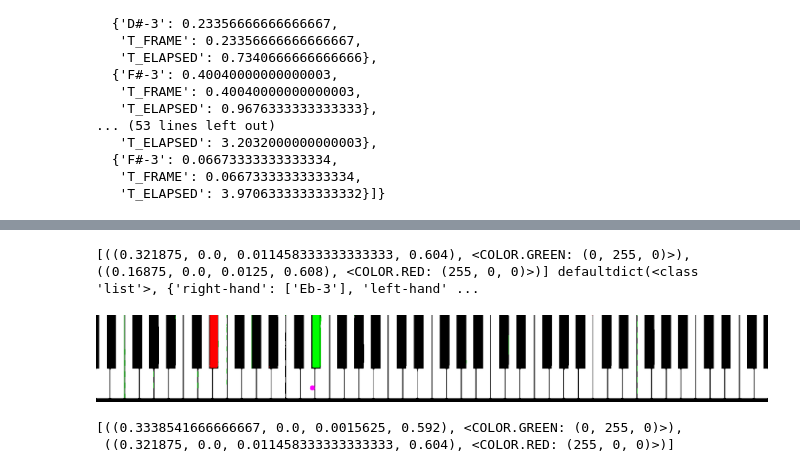
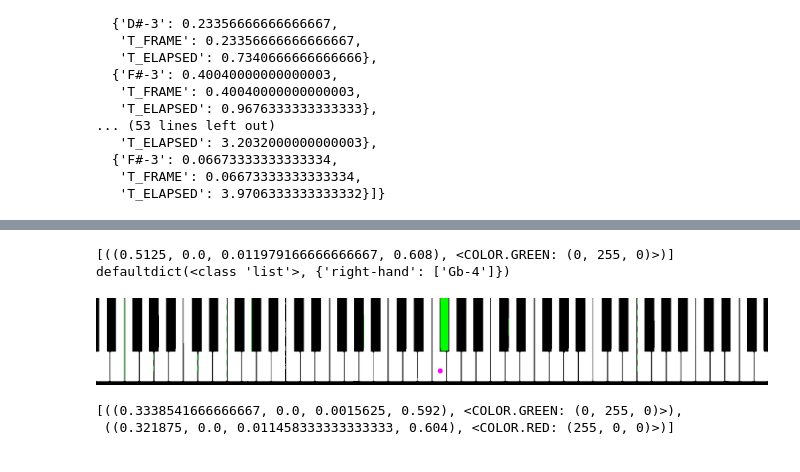
Before and after one commit to myscience/video-to-piano, a Jupyter notebook: Playground.ipynb, the cells around one changed output, grey strips where cells are left out. Saved outputs shown, nothing was run; the diff lists cells and outputs as text; code cells hidden in the pictures.

Commit message:
Fixed bugs, introduced blackflag systems

```diff
--- a/Playground.ipynb
+++ b/Playground.ipynb
@@ -29,3 +29,17 @@ frames = [quantize_palette(frame, palette=palette, color_enhance=10) for frame i
 #       end yet! Moreover, we discard how many skipped frame there were for the
 #       intro as that's of no use to us. We mark unknown duration with [0].
 times  = [time  for _, time  in music[1:]] + [0]
+# %%
+import importlib
+import src.video
+importlib.reload(src.video)
+from src.video import get_frames
+
+video_path = 'video/exile - Taylor Swift & Bon Iver  Piano Tutorial.mp4'
+
+frames, times, info = get_frames(
+    video_path,
+    max_frames=0.2,
+    verbose=True,
+    black_flags=(196, 232),
+)
@@ -40,6 +67,8 @@ from src.image import bbox_notes
 from src.keyboard import find_notes
 from src.keyboard import get_keyboard_layout
 from src.keyboard import get_keyboard_spacings
+
+from src.image import COLOR
 
 from tqdm.auto import tqdm
 
@@ -90,12 +119,12 @@ for idx, frame in enumerate(tqdm(frames, desc='Parsing frames')):
     )
 
     # Check for both hand overlap on the same note
-    # hands = ('left-hand', 'right-hand', 'left-hand')
-    # for one, other in pairwise(hands):
-    #     for note in notes[one]:
-    #         if music[other] and note in music[other][-1]:
-    #             print(f'Triggered for frame {idx}', one, other, note, music[other][-1])
-    #             notes[other].append(note)
+    hands = ('left-hand', 'right-hand', 'left-hand')
+    for one, other in pairwise(hands):
+        for note in notes[one]:
+            if music[other] and note in music[other][-1]:
+                print(f'Triggered for frame {idx}', one, other, note, music[other][-1], music[one][-1])
+                music[one][-1].append(note)
 
     music['left-hand' ].append(notes['left-hand'])
     music['right-hand'].append(notes['right-hand'])
@@ -250,36 +256,36 @@ from src.image import frame_to_pil
 from src.image import bbox_notes
 from src.image import quantize_palette
 
-idx = 42
+idx = 196
 bbox = bbox_notes(
             frames[idx],
             noise_cutoff=(0.2, 0.8),
             cutoff_value=(0, 0),
             color_use_enum=True,
         )
 print(
     bbox,
     find_notes(
         bbox,
         key_layout = layout,
         key_spacings = spacings,
         color_hand_map = color_hand_map,
     )
 )
 
 tmp = frames[idx].copy()
 h, w, c = tmp.shape
 
 w_sp, b_sp = spacings
 
 x, y, bw, bh = bbox[0][0]
 cv2.circle(tmp, (int(x * w), h - h // 6), 2, (255, 0, 255), 10)
 
 # tmp = quantize_palette(frames[2], palette=palette)
 frame_to_pil(tmp)
 # %% [output]
-[((0.321875, 0.0, 0.011458333333333333, 0.604), <COLOR.GREEN: (0, 255, 0)>), ((0.16875, 0.0, 0.0125, 0.608), <COLOR.RED: (255, 0, 0)>)] defaultdict(<class 'list'>, {'right-hand': ['Eb-3'], 'left-hand' ...
+[((0.5125, 0.0, 0.011979166666666667, 0.608), <COLOR.GREEN: (0, 255, 0)>)] defaultdict(<class 'list'>, {'right-hand': ['Gb-4']})
-[figure, old version]
+[figure, new version]
 # %%
 bbox
 # %% [output]
```
Also changed, not shown: parts of 9 cells of this notebook, 3 other files.
